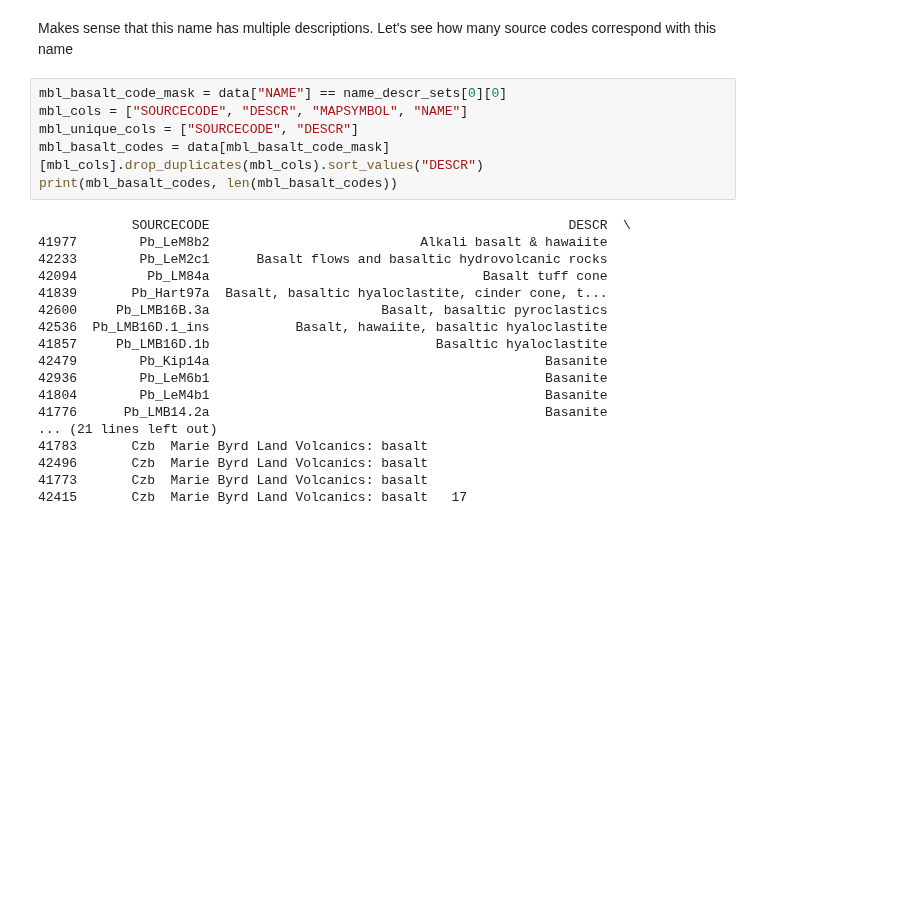
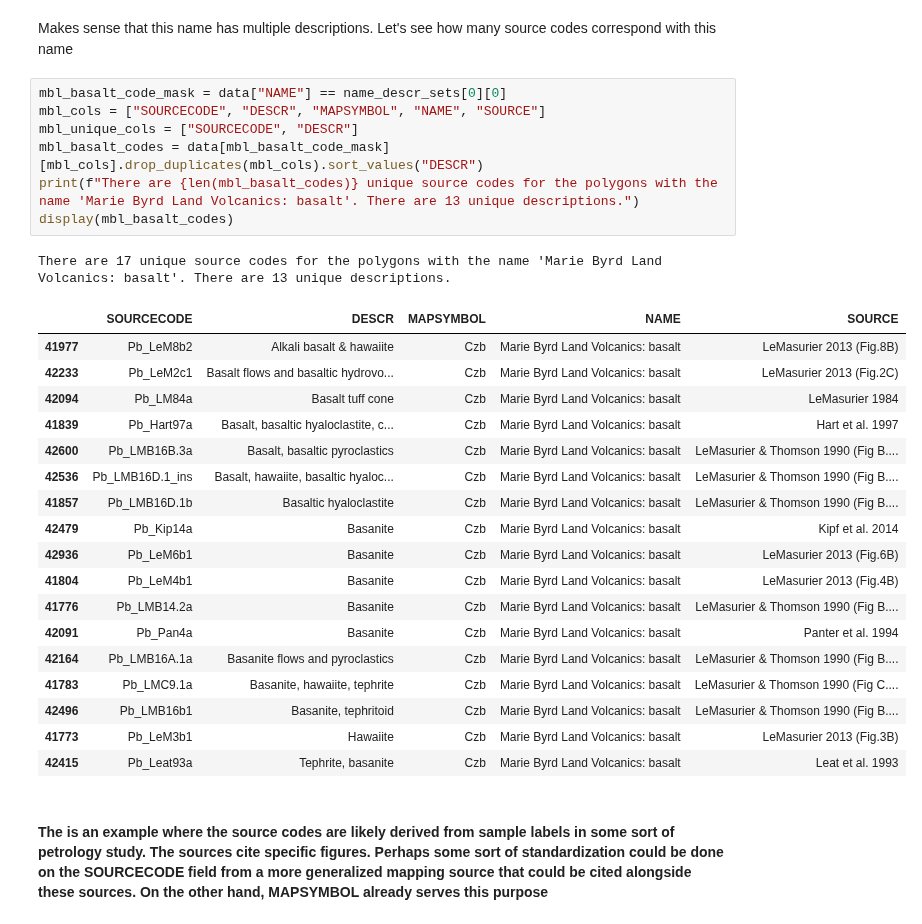
Before and after one commit to selkind/GeoMap, a Jupyter notebook: name_descr_investigation.ipynb, the cells around one changed output. Saved outputs shown, nothing was run; the diff lists cells and outputs as text; blank space fills up the shorter version.

Commit message:
MBL volcanics descriptions described

```diff
--- a/name_descr_investigation.ipynb
+++ b/name_descr_investigation.ipynb
@@ -161,25 +162,30 @@ print(len(name_descr_sets[0][1]))
 Makes sense that this name has multiple descriptions. Let's see how many source codes correspond with this name
 # %%
 mbl_basalt_code_mask = data["NAME"] == name_descr_sets[0][0]
-mbl_cols = ["SOURCECODE", "DESCR", "MAPSYMBOL", "NAME"]
+mbl_cols = ["SOURCECODE", "DESCR", "MAPSYMBOL", "NAME", "SOURCE"]
 mbl_unique_cols = ["SOURCECODE", "DESCR"]
 mbl_basalt_codes = data[mbl_basalt_code_mask][mbl_cols].drop_duplicates(mbl_cols).sort_values("DESCR")
-print(mbl_basalt_codes, len(mbl_basalt_codes))
+print(f"There are {len(mbl_basalt_codes)} unique source codes for the polygons with the name 'Marie Byrd Land Volcanics: basalt'. There are 13 unique descriptions.")
+display(mbl_basalt_codes)
 # %% [output]
-            SOURCECODE                                              DESCR  \
-41977        Pb_LeM8b2                           Alkali basalt & hawaiite
-42233        Pb_LeM2c1      Basalt flows and basaltic hydrovolcanic rocks
-42094         Pb_LM84a                                   Basalt tuff cone
-41839       Pb_Hart97a  Basalt, basaltic hyaloclastite, cinder cone, t...
-42600     Pb_LMB16B.3a                      Basalt, basaltic pyroclastics
-42536  Pb_LMB16D.1_ins           Basalt, hawaiite, basaltic hyaloclastite
-41857     Pb_LMB16D.1b                             Basaltic hyaloclastite
-42479        Pb_Kip14a                                           Basanite
-42936        Pb_LeM6b1                                           Basanite
-41804        Pb_LeM4b1                                           Basanite
-41776      Pb_LMB14.2a                                           Basanite
-... (21 lines left out)
-41783       Czb  Marie Byrd Land Volcanics: basalt
-42496       Czb  Marie Byrd Land Volcanics: basalt
-41773       Czb  Marie Byrd Land Volcanics: basalt
-42415       Czb  Marie Byrd Land Volcanics: basalt   17
+There are 17 unique source codes for the polygons with the name 'Marie Byrd Land Volcanics: basalt'. There are 13 unique descriptions.
+|  | SOURCECODE | DESCR | MAPSYMBOL | NAME | SOURCE |
+| 41977 | Pb_LeM8b2 | Alkali basalt & hawaiite | Czb | Marie Byrd Land Volcanics: basalt | LeMasurier 2013 (Fig.8B) |
+| 42233 | Pb_LeM2c1 | Basalt flows and basaltic hydrovo... | Czb | Marie Byrd Land Volcanics: basalt | LeMasurier 2013 (Fig.2C) |
+| 42094 | Pb_LM84a | Basalt tuff cone | Czb | Marie Byrd Land Volcanics: basalt | LeMasurier 1984 |
+| 41839 | Pb_Hart97a | Basalt, basaltic hyaloclastite, c... | Czb | Marie Byrd Land Volcanics: basalt | Hart et al. 1997 |
+| 42600 | Pb_LMB16B.3a | Basalt, basaltic pyroclastics | Czb | Marie Byrd Land Volcanics: basalt | LeMasurier & Thomson 1990 (Fig B.... |
+| 42536 | Pb_LMB16D.1_ins | Basalt, hawaiite, basaltic hyaloc... | Czb | Marie Byrd Land Volcanics: basalt | LeMasurier & Thomson 1990 (Fig B.... |
+| 41857 | Pb_LMB16D.1b | Basaltic hyaloclastite | Czb | Marie Byrd Land Volcanics: basalt | LeMasurier & Thomson 1990 (Fig B.... |
+| 42479 | Pb_Kip14a | Basanite | Czb | Marie Byrd Land Volcanics: basalt | Kipf et al. 2014 |
+| 42936 | Pb_LeM6b1 | Basanite | Czb | Marie Byrd Land Volcanics: basalt | LeMasurier 2013 (Fig.6B) |
+| 41804 | Pb_LeM4b1 | Basanite | Czb | Marie Byrd Land Volcanics: basalt | LeMasurier 2013 (Fig.4B) |
+| 41776 | Pb_LMB14.2a | Basanite | Czb | Marie Byrd Land Volcanics: basalt | LeMasurier & Thomson 1990 (Fig B.... |
+| 42091 | Pb_Pan4a | Basanite | Czb | Marie Byrd Land Volcanics: basalt | Panter et al. 1994 |
+| 42164 | Pb_LMB16A.1a | Basanite flows and pyroclastics | Czb | Marie Byrd Land Volcanics: basalt | LeMasurier & Thomson 1990 (Fig B.... |
+| 41783 | Pb_LMC9.1a | Basanite, hawaiite, tephrite | Czb | Marie Byrd Land Volcanics: basalt | LeMasurier & Thomson 1990 (Fig C.... |
+| 42496 | Pb_LMB16b1 | Basanite, tephritoid | Czb | Marie Byrd Land Volcanics: basalt | LeMasurier & Thomson 1990 (Fig B.... |
+| 41773 | Pb_LeM3b1 | Hawaiite | Czb | Marie Byrd Land Volcanics: basalt | LeMasurier 2013 (Fig.3B) |
+| 42415 | Pb_Leat93a | Tephrite, basanite | Czb | Marie Byrd Land Volcanics: basalt | Leat et al. 1993 |
+# %% [markdown]
+#### The is an example where the source codes are likely derived from sample labels in some sort of petrology study. The sources cite specific figures. Perhaps some sort of standardization could be done on the SOURCECODE field from a more generalized mapping source that could be cited alongside these sources. On the other hand, MAPSYMBOL already serves this purpose
```
Also changed, not shown: parts of 2 cells of this notebook.
